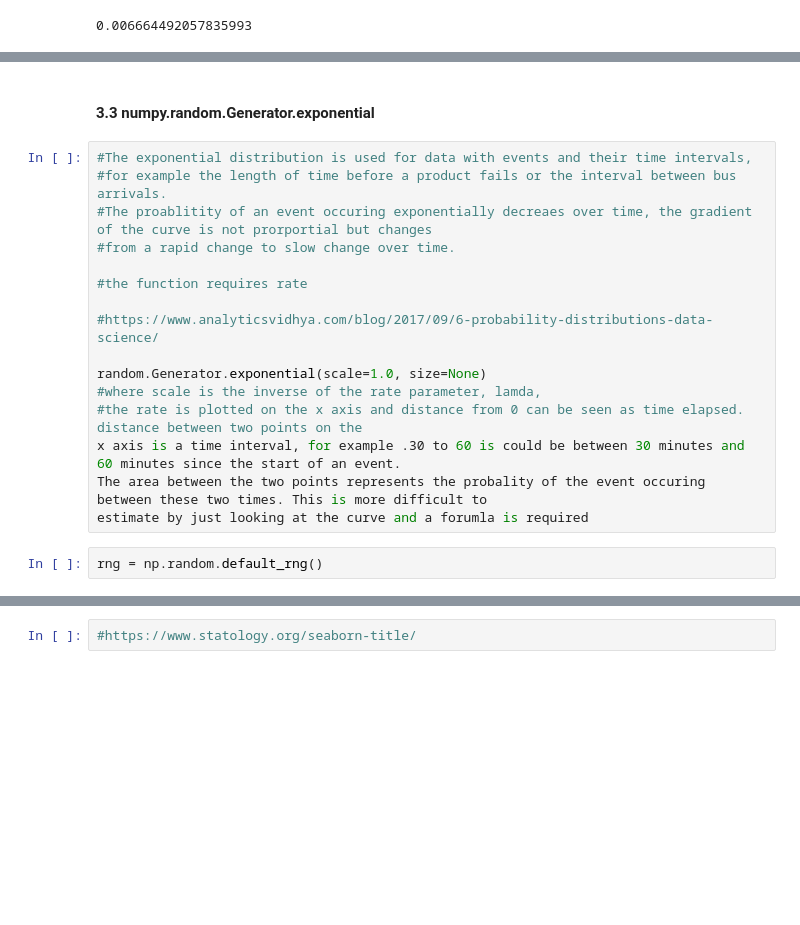
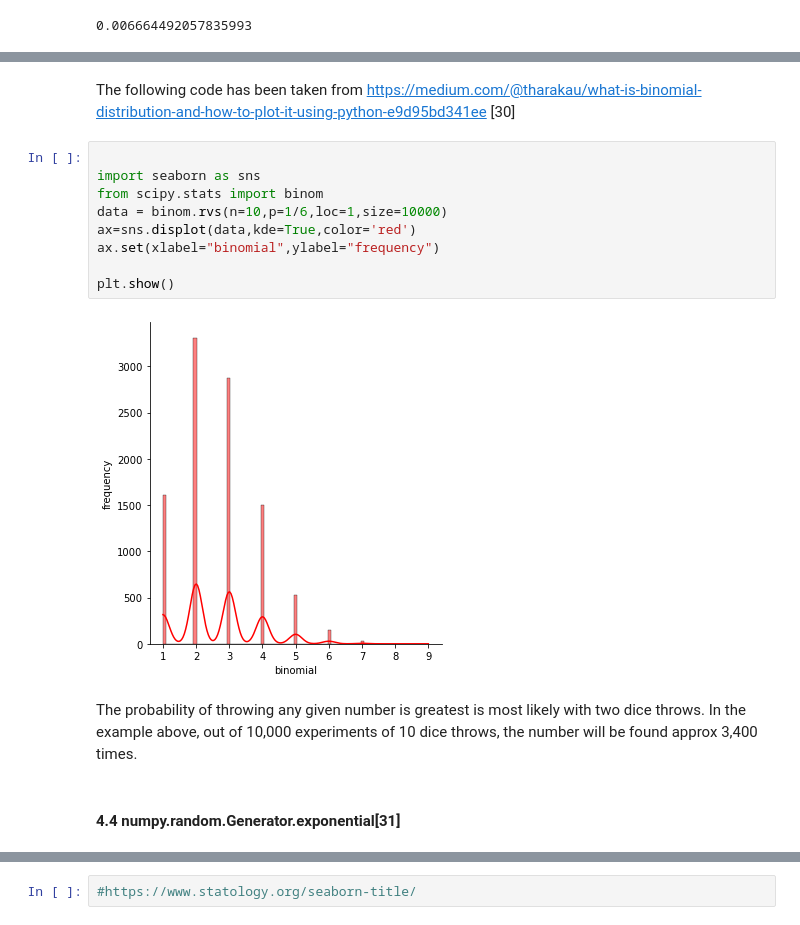
Before and after one commit to Jonish99/PDA-Assigment-One, a Jupyter notebook: numpy.ipynb, the cells around one changed output, grey strips where cells are left out. Cells and saved outputs as stored; diff of their text form; blank space fills up the shorter version.

```diff
--- a/numpy.ipynb
+++ b/numpy.ipynb
@@ -717,20 +736,19 @@ https://www.statology.org/binomial-distribution-python/
+# %% [markdown]
+The following code has been taken from
+https://medium.com/@tharakau/what-is-binomial-distribution-and-how-to-plot-it-using-python-e9d95bd341ee [30]
+# %%
+
+import seaborn as sns
+from scipy.stats import binom
+data = binom.rvs(n=10,p=1/6,loc=1,size=10000)
+ax=sns.displot(data,kde=True,color='red')
+ax.set(xlabel="binomial",ylabel="frequency")
+
+plt.show()
+# %% [output]
+[figure, added]
+# %% [markdown]
+The probability of throwing any given number is greatest is most likely with two dice throws. In the example above, out of 10,000 experiments of 10 dice throws,
+the number will be found approx 3,400 times.
 # %% [markdown]
-#### <strong> 3.3 numpy.random.Generator.exponential</strong>
+#### <strong> 4.4 numpy.random.Generator.exponential</strong>[31]
-# %%
-#The exponential distribution is used for data with events and their time intervals,
-#for example the length of time before a product fails or the interval between bus arrivals.
-#The proablitity of an event occuring exponentially decreaes over time, the gradient of the curve is not prorportial but changes
-#from a rapid change to slow change over time.
-
-#the function requires rate
-
-#https://www.analyticsvidhya.com/blog/2017/09/6-probability-distributions-data-science/
-
-random.Generator.exponential(scale=1.0, size=None)
-#where scale is the inverse of the rate parameter, lamda,
-#the rate is plotted on the x axis and distance from 0 can be seen as time elapsed. distance between two points on the
-x axis is a time interval, for example .30 to 60 is could be between 30 minutes and 60 minutes since the start of an event.
-The area between the two points represents the probality of the event occuring between these two times. This is more difficult to
-estimate by just looking at the curve and a forumla is required
-# %%
-rng = np.random.default_rng()
```
Also changed, not shown: parts of 69 cells of this notebook.
